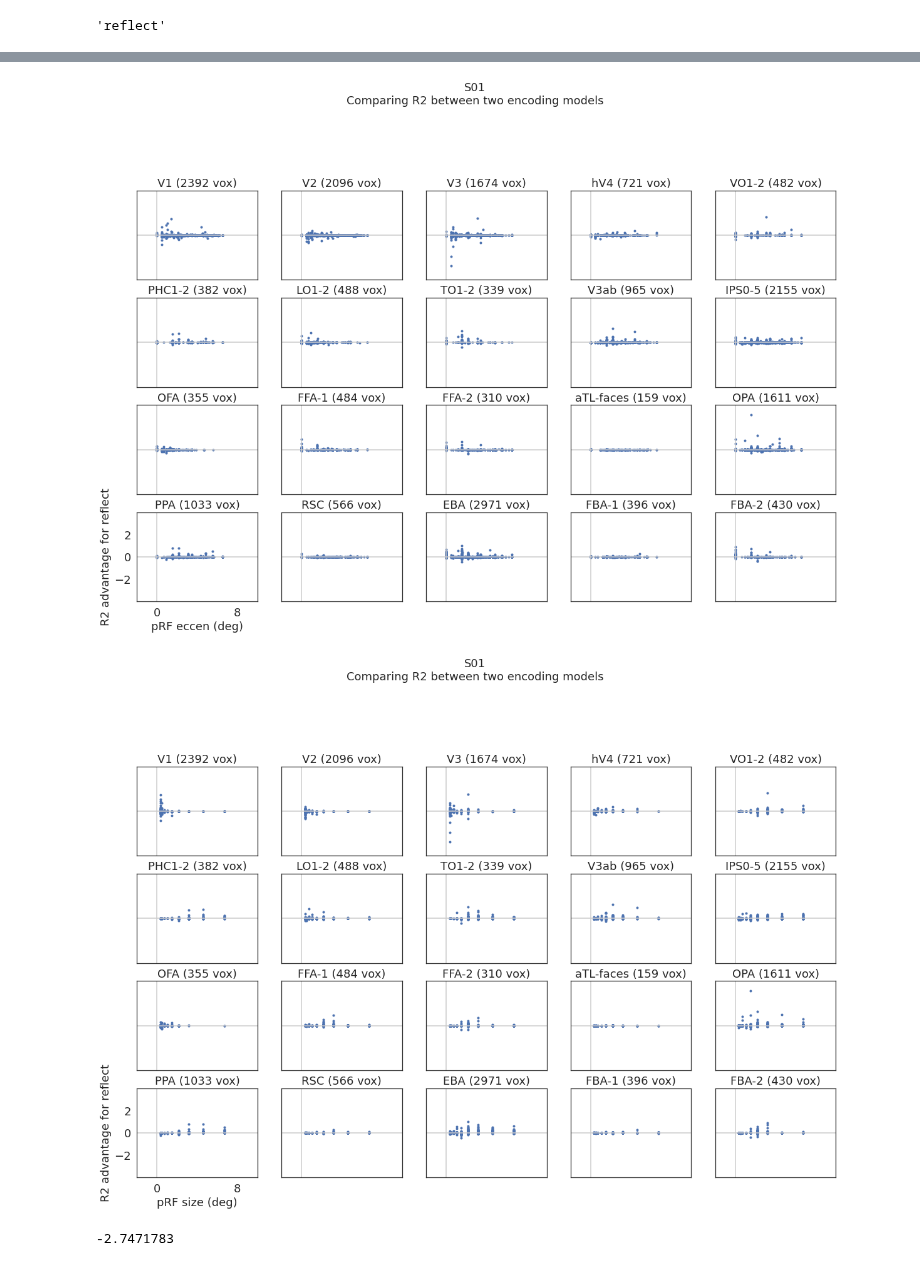
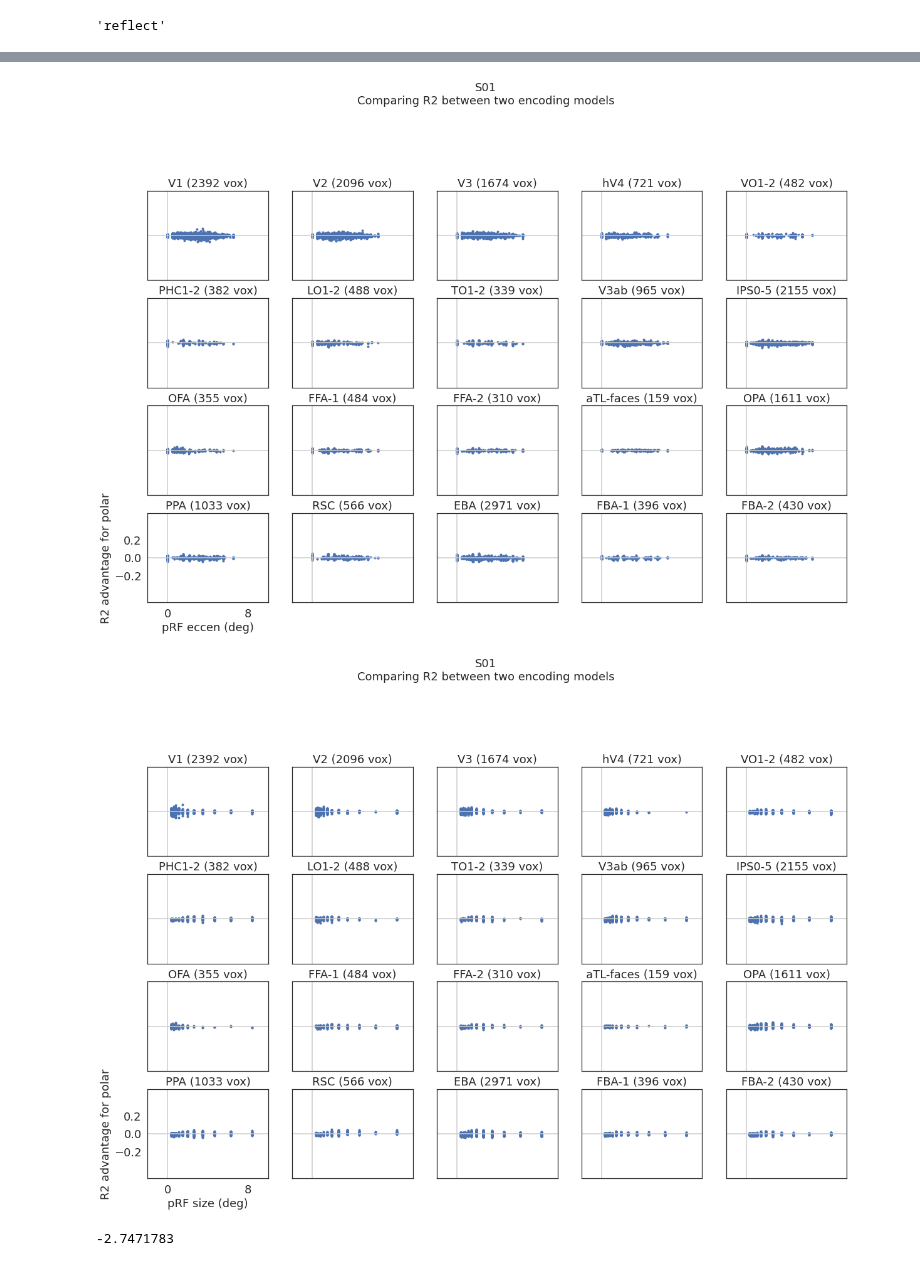
Before and after one commit to mmhenderson/modfit, a Jupyter notebook: notebooks/plot_results/compare_models.ipynb, the cells around one changed output, grey strips where cells are left out. Saved outputs shown, nothing was run; the diff lists cells and outputs as text; code cells hidden in the pictures.

Commit message:
new plotting code Nov 8

```diff
--- a/notebooks/plot_results/compare_models.ipynb
+++ b/notebooks/plot_results/compare_models.ipynb
@@ -20,10 +20,10 @@ from utils import roi_utils
 # %%
 subject = 1
 volume_space=True
-fitting_type1 = 'alexnet_all_conv'
-fitting_type2 = 'alexnet_all_conv'
-# fitting_type1='texture_pyramid_ridge_4ori_4sf'
-# fitting_type2='texture_pyramid_ridge_4ori_4sf_pca_HL'
+# fitting_type1 = 'alexnet_all_conv'
+# fitting_type2 = 'alexnet_all_conv'
+fitting_type1='texture_pyramid_ridge_4ori_4sf'
+fitting_type2='texture_pyramid_ridge_4ori_4sf'
 # fitting_type2='texture_pyramid_ridge_4ori_4sf_pca_LL_pca_HL'
 
 # fitting_type1 = 'sketch_tokens'
@@ -31,11 +31,11 @@ fitting_type2 = 'alexnet_all_conv'
 
 root = os.path.dirname(os.path.dirname(os.getcwd()))
 out1, fig_save_folder = load_fits.load_fit_results(subject, volume_space, fitting_type1,\
-                                                   n_from_end=3, root=root, verbose=True);
+                                                   n_from_end=1, root=root, verbose=True);
 # load_fits.print_output_summary(out1)
 
 out2, fig_save_folder = load_fits.load_fit_results(subject, volume_space, fitting_type2, \
-                                                   n_from_end=2, root=root, verbose=True);
+                                                   n_from_end=0, root=root, verbose=True);
 # load_fits.print_output_summary(out2)
 
 if not os.path.exists(fig_save_folder):
@@ -116,16 +128,16 @@ val_rsq2 = out2['val_r2'][:,0:1]
 
 diff_r2 = val_rsq2-val_rsq1;
 
-best_ecc_deg, best_angle_deg, best_size_deg = plot_prf_params.get_prf_pars_deg(out2, \
+best_ecc_deg, best_angle_deg, best_size_deg = plot_prf_params.get_prf_pars_deg(out1, \
                                                                    screen_eccen_deg=8.4)
 
 dat = np.concatenate((best_ecc_deg[:,np.newaxis],diff_r2), axis=1)
 
 inds2use = np.ones([len(val_cc1),])==1
 
-sp = plot_utils.scatter_plot(color=None, xlabel='pRF eccen (deg)', ylabel='R2 advantage for reflect', \
-                             xlims=[-2,10], ylims=[-4, 4], \
-                  xticks=[0,8], yticks=[-2,0,2],\
+sp = plot_utils.scatter_plot(color=None, xlabel='pRF eccen (deg)', ylabel='R2 advantage for polar', \
+                             xlims=[-2,10], ylims=[-0.5, 0.5], \
+                  xticks=[0,8], yticks=[-0.2,0,0.2],\
                   show_diagonal=False, show_axes=True, square=False);
 
 plot_utils.create_roi_subplots(dat, inds2use, sp, subject, out1,\
@@ -137,37 +149,37 @@ plt.gcf().subplots_adjust(bottom=0.5)
 #     plt.savefig(os.path.join(fig_save_folder,'scatter_%s_vs_%s_eachroi.pdf'%(fitting_type1, fitting_type2)))
 #     plt.savefig(os.path.join(fig_save_folder,'scatter_%s_vs_%s_eachroi.png'%(fitting_type1, fitting_type2)))
 # %% [output]
-[figure, old version]
+[figure, new version]
 # %%
 plot_utils.set_all_font_sizes(fs = 18)
 cc_cutoff = 0.20
 val_rsq1 = out1['val_r2'][:,0:1]
 val_rsq2 = out2['val_r2'][:,0:1]
 
 diff_r2 = val_rsq2-val_rsq1;
 
 best_ecc_deg, best_angle_deg, best_size_deg = plot_prf_params.get_prf_pars_deg(out2, \
                                                                    screen_eccen_deg=8.4)
 
 dat = np.concatenate((best_size_deg[:,np.newaxis],diff_r2), axis=1)
 
 inds2use = np.ones([len(val_cc1),])==1
 
-sp = plot_utils.scatter_plot(color=None, xlabel='pRF size (deg)', ylabel='R2 advantage for reflect', \
-                             xlims=[-2,10], ylims=[-4, 4], \
-                  xticks=[0,8], yticks=[-2,0,2],\
+sp = plot_utils.scatter_plot(color=None, xlabel='pRF size (deg)', ylabel='R2 advantage for polar', \
+                             xlims=[-2,10], ylims=[-0.5, 0.5], \
+                  xticks=[0,8], yticks=[-0.2,0,0.2],\
                   show_diagonal=False, show_axes=True, square=False);
 
 plot_utils.create_roi_subplots(dat, inds2use, sp, subject, out1,\
                     suptitle='S%02d\nComparing R2 between two encoding models'%(subject), \
                    label_just_corner=True, figsize=(20,24),roi_def=roi_def, skip_inds=skip_inds)
 
 plt.gcf().subplots_adjust(bottom=0.5)
 # if fig_save_folder is not None:
 #     plt.savefig(os.path.join(fig_save_folder,'scatter_%s_vs_%s_eachroi.pdf'%(fitting_type1, fitting_type2)))
 #     plt.savefig(os.path.join(fig_save_folder,'scatter_%s_vs_%s_eachroi.png'%(fitting_type1, fitting_type2)))
 # %% [output]
-[figure, old version]
+[figure, new version]
 # %%
 np.min(diff_r2)
 # %% [output]
```
Also changed, not shown: parts of 7 cells of this notebook, 7 other files.
